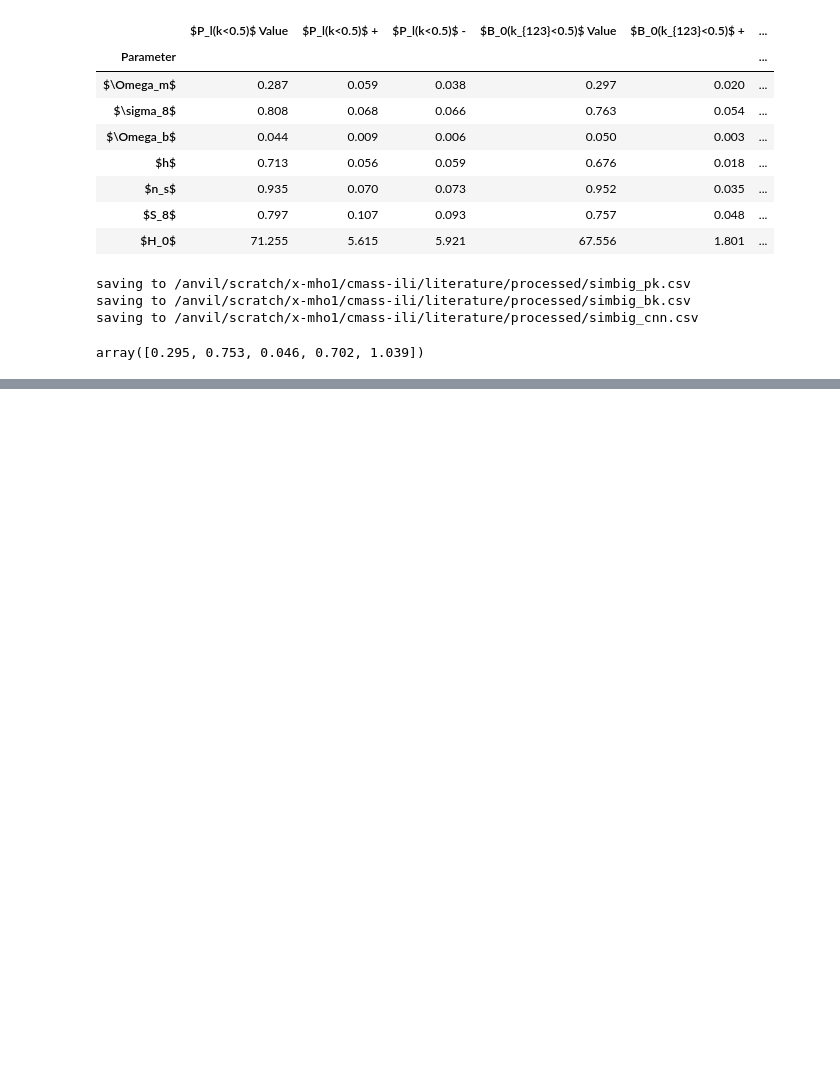
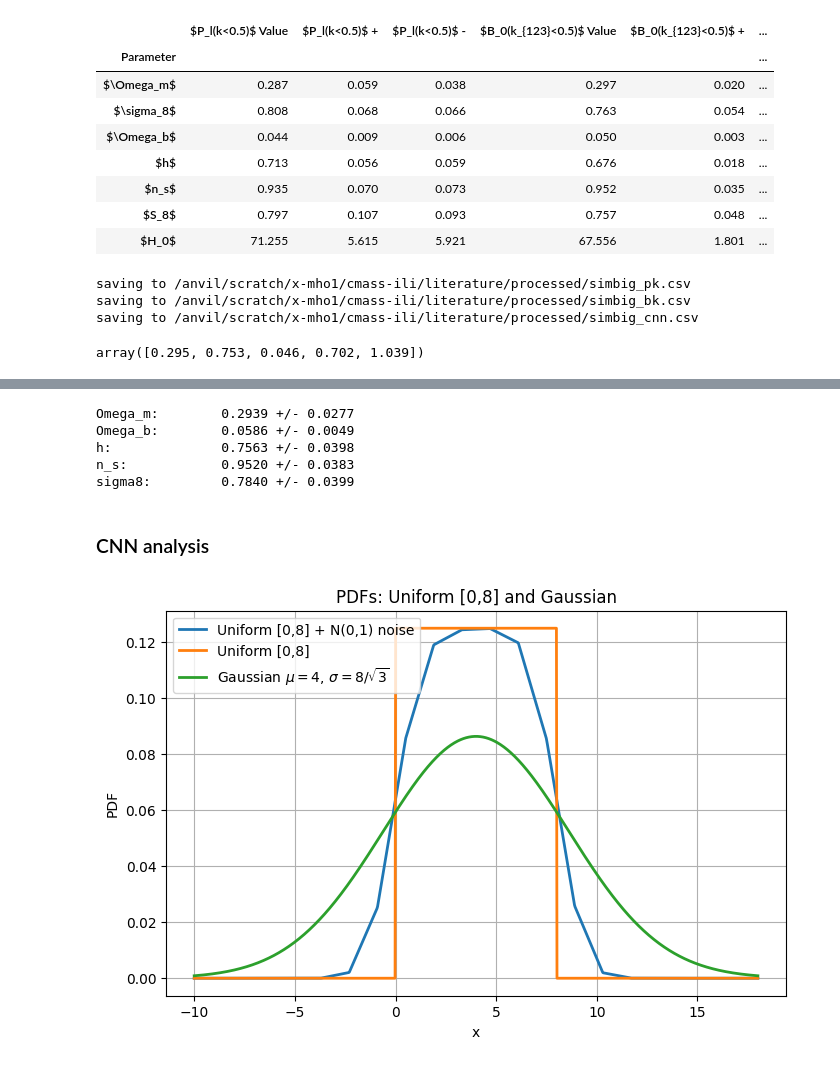
Before and after one commit to maho3/matts_tests, a Jupyter notebook: compare_literature.ipynb, the cells around one changed output, grey strips where cells are left out. Drawn from its saved outputs; the diff is of its cells as text; code cells hidden in the pictures; blank space fills up the shorter version.

```diff
--- a/compare_literature.ipynb
+++ b/compare_literature.ipynb
@@ -180,0 +241,9 @@ array([0.295, 0.753, 0.046, 0.702, 1.039])
+# %%
+for n in names[:5]:
+    print(f'{n}:      \t{df[n].mean():.4f} +/- {df[n].std():.4f}')
+# %% [output]
+Omega_m:        0.2939 +/- 0.0277
+Omega_b:        0.0586 +/- 0.0049
+h:              0.7563 +/- 0.0398
+n_s:            0.9520 +/- 0.0383
+sigma8:         0.7840 +/- 0.0399
@@ -180,0 +253,2 @@ array([0.295, 0.753, 0.046, 0.702, 1.039])
+# %% [markdown]
+### CNN analysis
@@ -180,0 +276,28 @@ array([0.295, 0.753, 0.046, 0.702, 1.039])
+# %%
+from scipy.stats import gaussian_kde
+
+x = np.linspace(-10, 18, 1000)
+uniform_pdf = np.where((x >= 0) & (x <= 8), 1/8, 0)
+gaussian_pdf = (1/(np.sqrt(2*np.pi)*(8/np.sqrt(3)))) * \
+    np.exp(-0.5 * ((x-4)/(8/np.sqrt(3)))**2)
+np.random.seed(0)
+uniform_samples = np.random.uniform(0, 8, 100000)
+noisy_uniform_samples = uniform_samples + \
+    np.random.normal(0, 1, len(uniform_samples))
+hist_vals, bin_edges = np.histogram(
+    noisy_uniform_samples, bins=20, range=(x.min(), x.max()), density=True)
+bin_centers = 0.5 * (bin_edges[:-1] + bin_edges[1:])
+noisy_uniform_pdf = np.interp(x, bin_centers, hist_vals, left=0, right=0)
+
+plt.figure(figsize=(8, 5))
+plt.plot(x, noisy_uniform_pdf, label='Uniform [0,8] + N(0,1) noise', lw=2)
+plt.plot(x, uniform_pdf, label='Uniform [0,8]', lw=2)
+plt.plot(x, gaussian_pdf, label='Gaussian $\mu=4$, $\sigma=8/\sqrt{3}$', lw=2)
+plt.xlabel('x')
+plt.ylabel('PDF')
+plt.legend()
+plt.title('PDFs: Uniform [0,8] and Gaussian')
+plt.grid(True)
+plt.show()
+# %% [output]
+[figure, added]
```
Also changed, not shown: parts of 12 cells of this notebook, 5 other files.
